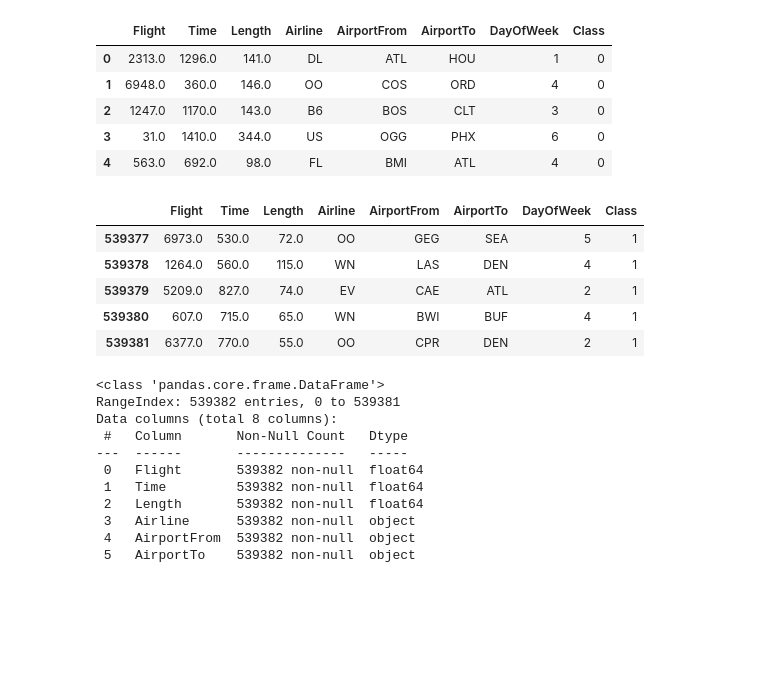
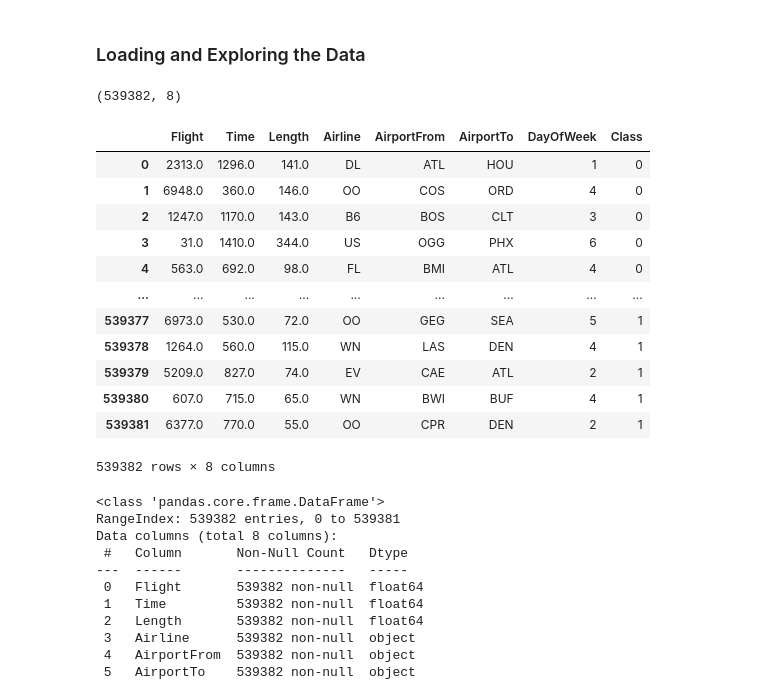
Before and after one commit to maurimc50/airline-delays, a Jupyter notebook: delays.ipynb, the cells around one changed output. Saved outputs shown, nothing was run; the diff lists cells and outputs as text; code cells hidden in the pictures; blank space fills up the shorter version.

Commit message:
Analizing Data

```diff
--- a/delays.ipynb
+++ b/delays.ipynb
@@ -3,15 +3,5 @@ import pandas as pd
 import numpy as np
 import matplotlib.pyplot as plt
 import seaborn as sns
-
-## Data Loading and Inspection
-
-delays_df = pd.read_csv(r'data/airlines_delay.csv') # load the dataset
-delays_df.head(5) # show first 5 rows of the dataset
-# %% [output]
-|  | Flight | Time | Length | Airline | AirportFrom | AirportTo | DayOfWeek | Class |
-| 0 | 2313.0 | 1296.0 | 141.0 | DL | ATL | HOU | 1 | 0 |
-| 1 | 6948.0 | 360.0 | 146.0 | OO | COS | ORD | 4 | 0 |
-| 2 | 1247.0 | 1170.0 | 143.0 | B6 | BOS | CLT | 3 | 0 |
-| 3 | 31.0 | 1410.0 | 344.0 | US | OGG | PHX | 6 | 0 |
-| 4 | 563.0 | 692.0 | 98.0 | FL | BMI | ATL | 4 | 0 |
+# %% [markdown]
+### Loading and Exploring the Data
@@ -18,12 +10,23 @@ delays_df.head(5) # show first 5 rows of the dataset
+# %%
+delays_df.shape # show the shape of the dataset (rows, columns)
+# %% [output]
+(539382, 8)
 # %%
-delays_df.tail(5) # show last 5 rows of the dataset
+delays_df # show the first and last rows and columns of the dataset
 # %% [output]
 |  | Flight | Time | Length | Airline | AirportFrom | AirportTo | DayOfWeek | Class |
+| 0 | 2313.0 | 1296.0 | 141.0 | DL | ATL | HOU | 1 | 0 |
+| 1 | 6948.0 | 360.0 | 146.0 | OO | COS | ORD | 4 | 0 |
+| 2 | 1247.0 | 1170.0 | 143.0 | B6 | BOS | CLT | 3 | 0 |
+| 3 | 31.0 | 1410.0 | 344.0 | US | OGG | PHX | 6 | 0 |
+| 4 | 563.0 | 692.0 | 98.0 | FL | BMI | ATL | 4 | 0 |
+| ... | ... | ... | ... | ... | ... | ... | ... | ... |
 | 539377 | 6973.0 | 530.0 | 72.0 | OO | GEG | SEA | 5 | 1 |
 | 539378 | 1264.0 | 560.0 | 115.0 | WN | LAS | DEN | 4 | 1 |
 | 539379 | 5209.0 | 827.0 | 74.0 | EV | CAE | ATL | 2 | 1 |
 | 539380 | 607.0 | 715.0 | 65.0 | WN | BWI | BUF | 4 | 1 |
 | 539381 | 6377.0 | 770.0 | 55.0 | OO | CPR | DEN | 2 | 1 |
+539382 rows × 8 columns
 # %%
 delays_df.info() # show the dataset information
 # %% [output]
```
Also changed, not shown: parts of 15 cells of this notebook.
